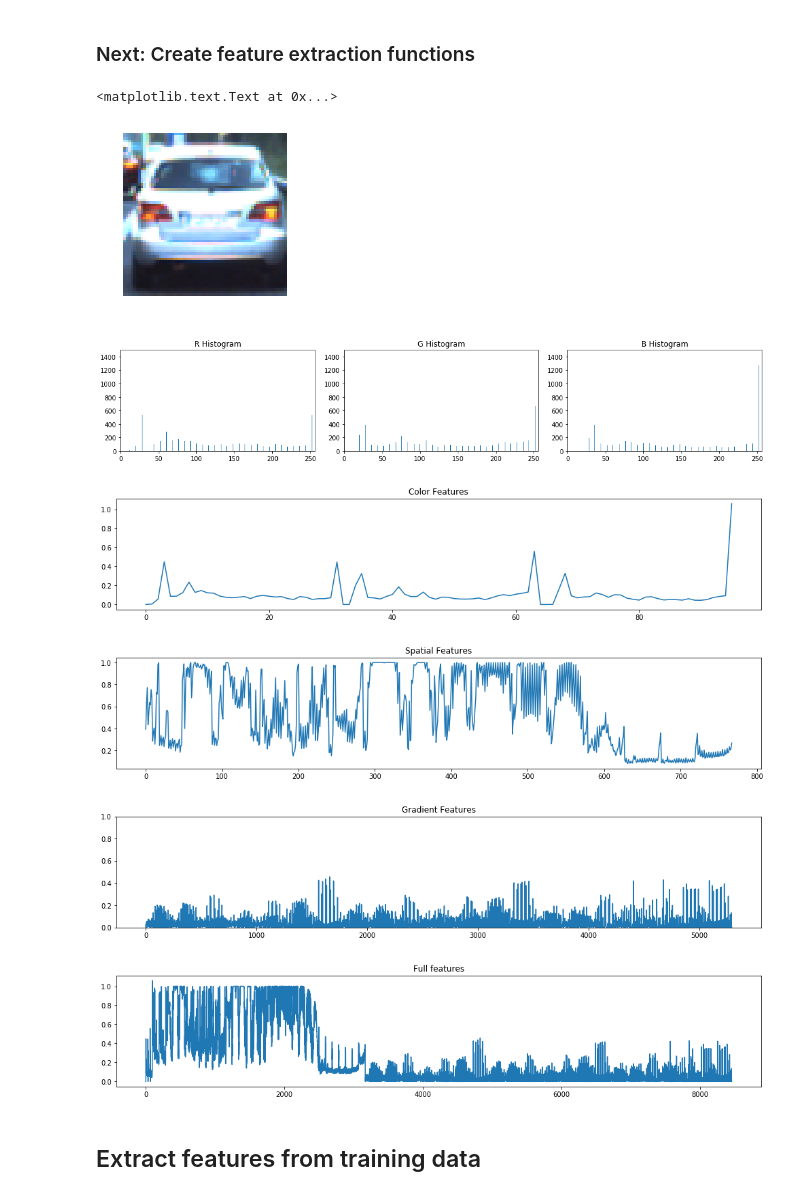
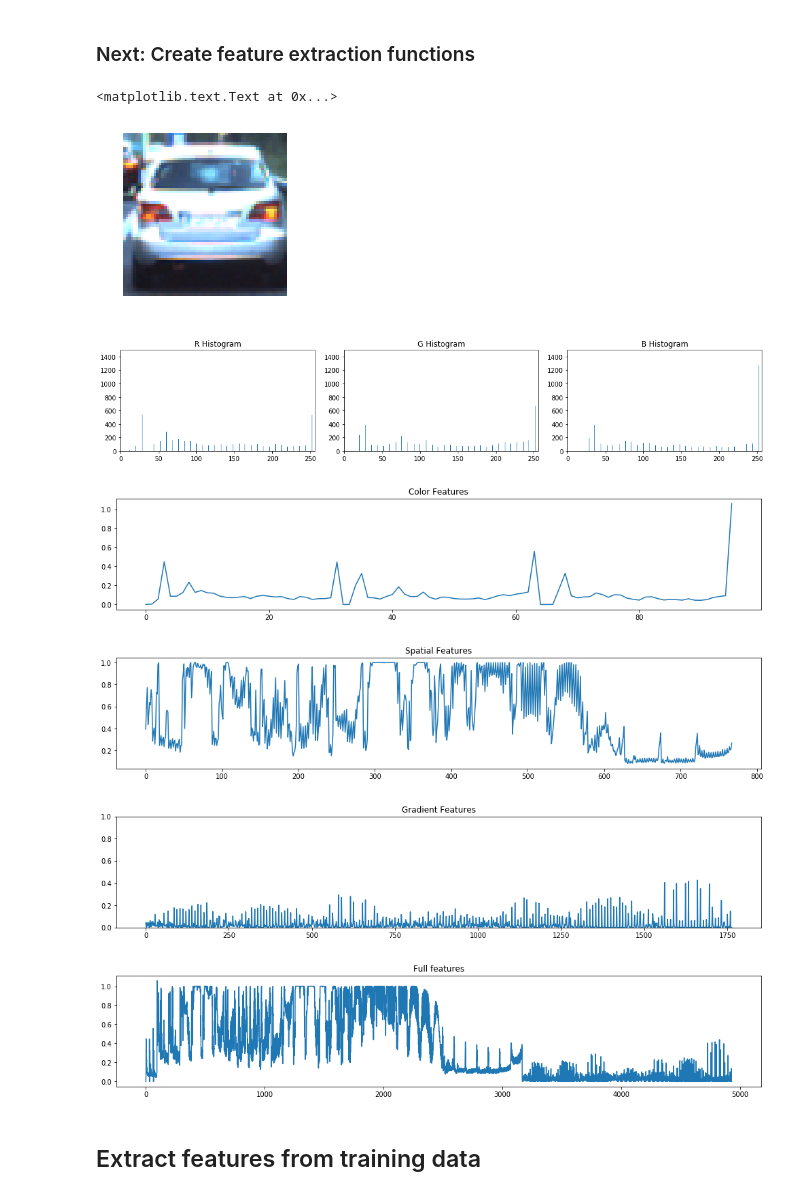
Before and after one commit to tjacobs/CarND-Vehicle-Detection, a Jupyter notebook: Vehicle Detection.ipynb, the cells around one changed output. Cells and saved outputs as stored; diff of their text form; code cells hidden in the pictures.

```diff
--- a/Vehicle Detection.ipynb
+++ b/Vehicle Detection.ipynb
@@ -64,11 +66,11 @@ def draw_boxes(image, boxes, colour=(0, 0, 255), thickness=6):
 use_color_features = True     # Color histogram features on or off
 use_spatial_features = True   # Spatial features on or off
 use_gradient_features = True  # Gradient (HOG) features on or off
-color_space = 'RGB'           # RGB, HSV, LUV, HLS, YUV, YCrCb
+color_space = 'YUV'         # RGB, HSV, LUV, HLS, YUV, YCrCb
 orient = 9                    # HOG orientations
 pix_per_cell = 8              # HOG pixels per cell
 cell_per_block = 2            # HOG cells per block
-hog_channel = 'ALL'           # Can be 0, 1, 2, "GRAY" or "ALL"
+hog_channel = 'GRAY'           # Can be 0, 1, 2, "GRAY" or "ALL"
 spatial_size = (32, 32)       # Spatial binning dimensions
 hist_bins = 32                # Number of histogram bins
 
@@ -98,6 +100,26 @@ def get_spatial_features(img, size=(16, 16)):
     return features/255.0
 
 def get_gradient_features(image, hog_channel='ALL', orient=9, pix_per_cell=8, cell_per_block=2, feature_vec=True):
+
+    # Test new HOG extractor
+    winSize = (64, 64)
+    blockSize = (16, 16)
+    blockStride = (8, 8)
+    cellSize = (8, 8)
+    nbins = 9
+    derivAperture = 1
+    winSigma = 4.0
+    histogramNormType = 0
+    L2HysThreshold = 0.2
+    gammaCorrection = 0
+    nlevels = 64
+    winStride = (8, 8)
+    padding = (8, 8)
+    locations = ((10, 20), )
+#    hog = cv2.HOGDescriptor(winSize, blockSize, blockStride, cellSize, nbins, derivAperture, winSigma,
+#                            histogramNormType, L2HysThreshold, gammaCorrection, nlevels)
+#    hist = hog.compute(image, winStride, padding, locations)
+
     if hog_channel == 'GRAY':
         gray = cv2.cvtColor(image, cv2.COLOR_RGB2GRAY)
         gradient_features = hog(gray, orientations=orient, pixels_per_cell=(pix_per_cell, pix_per_cell),
@@ -149,11 +171,11 @@ def extract_features(image,
 
     # Color features
     if use_color_features == True:
-        color_features, _, _, _, _ = get_color_features(feature_image, nbins=hist_bins)
+        color_features, _, _, _, _ = get_color_features(image, nbins=hist_bins)
 
     # Spatial features
     if use_spatial_features == True:
-        spatial_features = get_spatial_features(feature_image, size=spatial_size)
+        spatial_features = get_spatial_features(image, size=spatial_size)
 
     # Gradient features
     if use_gradient_features == True:
@@ -163,7 +185,7 @@ def extract_features(image,
     features = np.concatenate((color_features, spatial_features, gradient_features))
     return features
 
-## Test our functions
+# Test functions
 image = mpimg.imread('test_images/31.png')
 fig = plt.figure(figsize=(5, 3))
 plt.imshow(image)
@@ -192,35 +214,35 @@ plt.ylim(0, 1500)
 plt.title('B Histogram')
 fig.tight_layout()
 fig = plt.figure(figsize=(17, 3))
 plt.plot(color_features)
 plt.title('Color Features')
 
 # Get spatial features
 spatial_features = get_spatial_features(image)
 fig = plt.figure(figsize=(17, 3))
 plt.plot(spatial_features)
 plt.title('Spatial Features')
 
 # Get gradient features
 gradient_features = get_gradient_features(image, hog_channel, orient, pix_per_cell, cell_per_block, feature_vec=True)
 fig = plt.figure(figsize=(17, 3))
 plt.plot(gradient_features)
 plt.ylim(0, 1.0)
 plt.title('Gradient Features')
 
 # Combine into full feature vector to use
 image_features = extract_features( image )
 fig = plt.figure(figsize=(17, 3))
 plt.plot(image_features)
 plt.title('Full features')
 # %% [output]
 <matplotlib.text.Text at 0x...>
 [figure]
 [figure]
 [figure]
 [figure]
-[figure, old version]
+[figure, new version]
-[figure, old version]
+[figure, new version]
 # %% [markdown]
 ## Extract features from training data
 # %%
```
Also changed, not shown: parts of 8 cells of this notebook.
